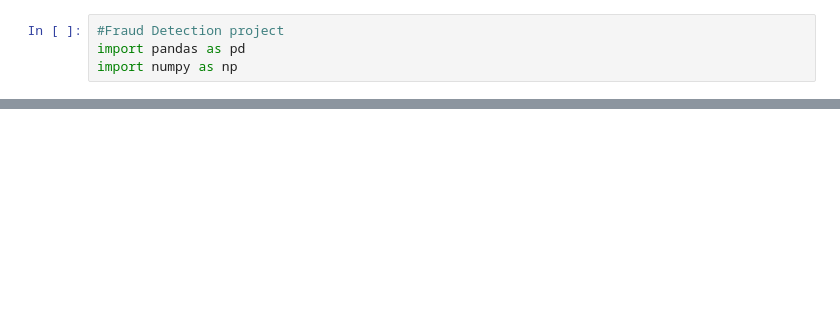
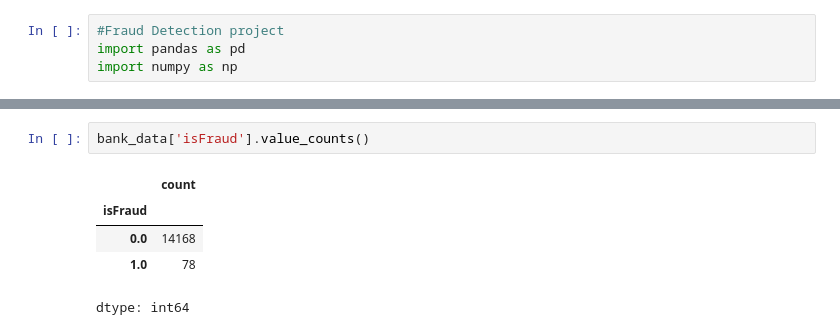
Before and after one commit to AliaF123/Fraud_Detection, a Jupyter notebook: Fraud_Detection.ipynb, the cells around one changed output, grey strips where cells are left out. Drawn from its saved outputs; the diff is of its cells as text; blank space fills up the shorter version.

```diff
--- a/Fraud_Detection.ipynb
+++ b/Fraud_Detection.ipynb
@@ -30,0 +52,8 @@ bank_data.head(12)
+# %%
+bank_data['isFraud'].value_counts()
+# %% [output]
+|  | count |
+| isFraud |  |
+| 0.0 | 14168 |
+| 1.0 | 78 |
+dtype: int64
```
Also changed, not shown: parts of 8 cells of this notebook.
